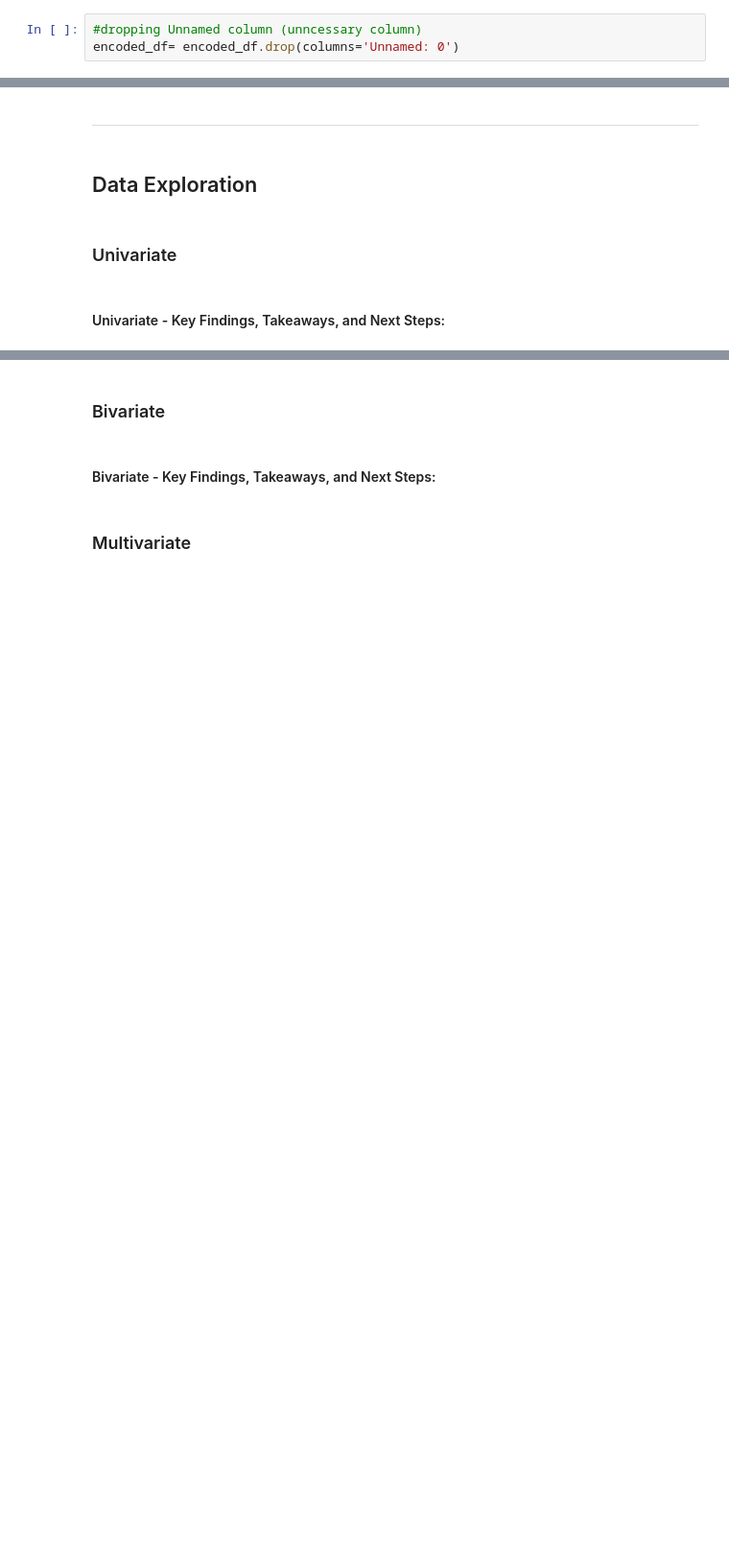
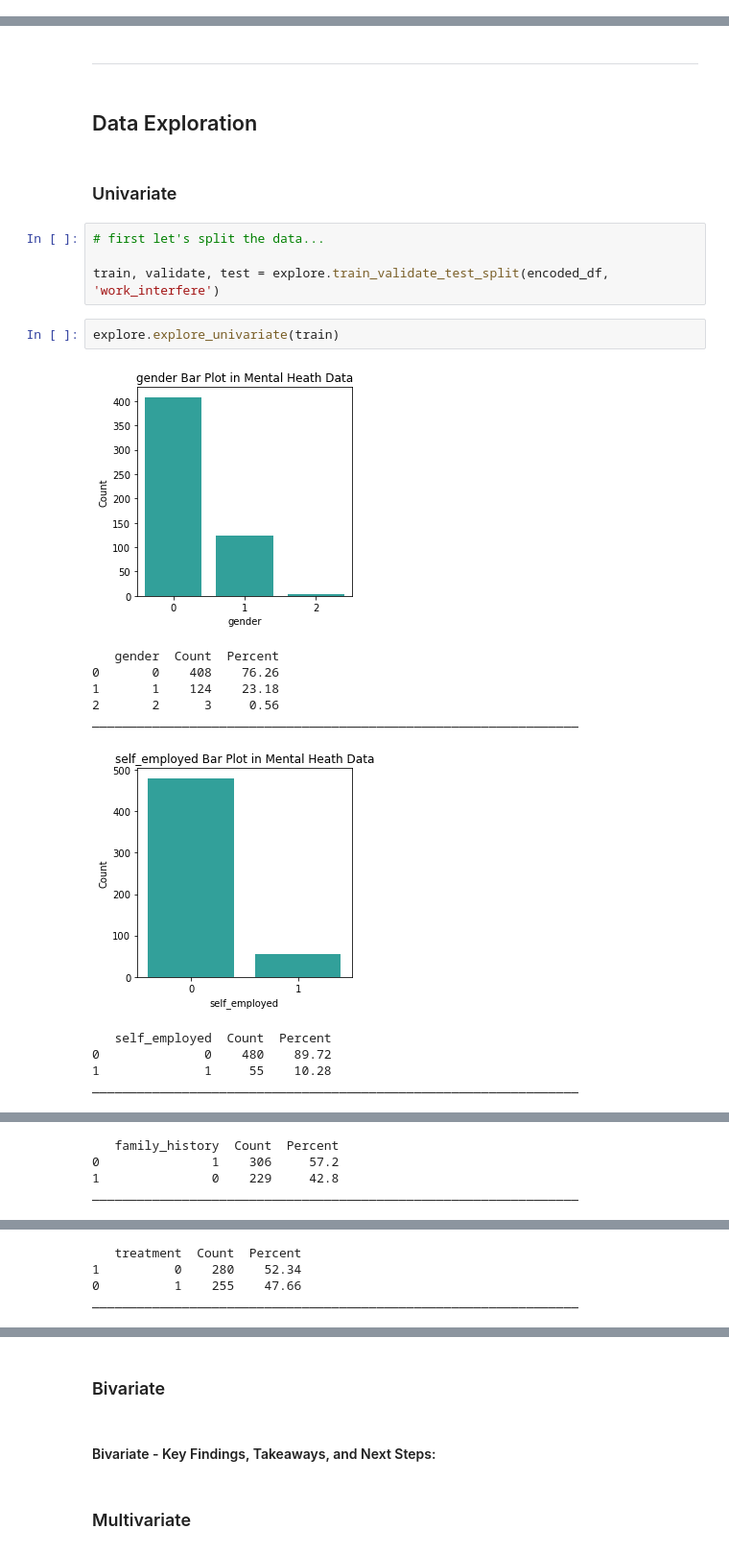
Before and after one commit to Mental-Health-In-Tech/tech-blues-capstone, a Jupyter notebook: first_draft.ipynb, the cells around one changed output, grey strips where cells are left out. Shown at 96% size. Cells and saved outputs as stored; diff of their text form; blank space fills up the shorter version.

Commit message:
added univariate takeaways

```diff
--- a/first_draft.ipynb
+++ b/first_draft.ipynb
@@ -70,6 +71,3 @@ encoded_df.head()
-# %%
-#dropping Unnamed column (unncessary column)
-encoded_df= encoded_df.drop(columns='Unnamed: 0')
 # %%
 #Using prep strings function
 encoded_df= wrangle.prep_the_strings(encoded_df)
@@ -174,5 +172,21 @@ memory usage: 194.4+ KB
 ## Data Exploration
 # %% [markdown]
 ### Univariate
-# %% [markdown]
-#### Univariate - Key Findings, Takeaways, and Next Steps:
+# %%
+# first let's split the data...
+
+train, validate, test = explore.train_validate_test_split(encoded_df, 'work_interfere')
+# %%
+explore.explore_univariate(train)
+# %% [output]
+[figure, added]
+   gender  Count  Percent
+0       0    408    76.26
+1       1    124    23.18
+2       2      3     0.56
+_________________________________________________________________
+[figure, added]
+   self_employed  Count  Percent
+0              0    480    89.72
+1              1     55    10.28
+_________________________________________________________________
@@ -178,0 +194,4 @@ memory usage: 194.4+ KB
+   family_history  Count  Percent
+0               1    306     57.2
+1               0    229     42.8
+_________________________________________________________________
@@ -178,0 +199,4 @@ memory usage: 194.4+ KB
+   treatment  Count  Percent
+1          0    280    52.34
+0          1    255    47.66
+_________________________________________________________________
```
Also changed, not shown: parts of 5 cells of this notebook.
